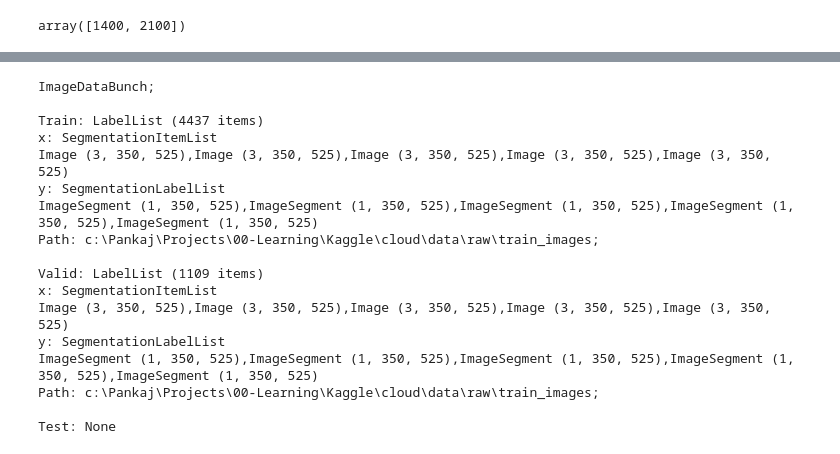
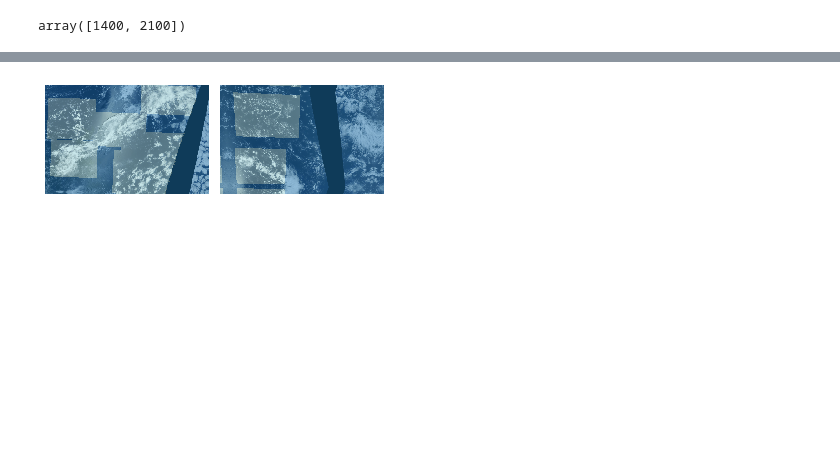
Before and after one commit to Arcane561/cloud, a Jupyter notebook: notebooks/01_Replicating_Fastai.ipynb, the cells around one changed output, grey strips where cells are left out. Drawn from its saved outputs; the diff is of its cells as text; code cells hidden in the pictures; blank space fills up the shorter version.

```diff
--- a/notebooks/01_Replicating_Fastai.ipynb
+++ b/notebooks/01_Replicating_Fastai.ipynb
@@ -56,6 +64,6 @@ mask.show(figsize=(5,5), alpha=1)
 # %% [markdown]
 ### Reading Labels
 # %%
-codes = ["background", "Fish", "Flower", "Gravel", "Sugar"]
+codes = np.array(["Void", "Fish", "Flower", "Gravel", "Sugar"])
 codes
 # %% [output]
@@ -79,5 +91,6 @@ src_size
 array([1400, 2100])
 # %%
 size = src_size // 4
+bs =2
 size
 # %% [output]
@@ -84,0 +118,5 @@ array([350, 525], dtype=int32)
+# %%
+src = (SegmentationItemList.from_folder(path_train_img)
+       .split_by_rand_pct()
+       .label_from_func(get_y_fn, classes=codes))
+src
@@ -85,15 +141,7 @@ array([350, 525], dtype=int32)
 # %%
-# Did not work because of transformations
-data = (
-    SegmentationItemList.from_folder(path_train_img)
-    .split_by_rand_pct()
-    .label_from_func(get_y_fn, classes=codes)
-    .add_test_folder(path_test_img)
-    .transform(get_transforms(), size=size, tfm_y=False)
-    .databunch(bs=bs)
-    .normalize(imagenet_stats)
-)
-
+data = (src.transform(get_transforms(), size=size, tfm_y=True)
+        .databunch(bs=bs)
+        .normalize(imagenet_stats))
 data
 # %% [output]
 ImageDataBunch;
@@ -146,30 +164,4 @@ Path: c:\Pankaj\Projects\00-Learning\Kaggle\cloud\data\raw\train_images
-# %%
-# Did not work because of transformations
-data = (
-    SegmentationItemList.from_folder(path_train_img)
-    .split_by_rand_pct()
-    .label_from_func(get_y_fn, classes=codes)
-    .transform(get_transforms(), size=size, tfm_y=True)
-    .databunch(bs=bs)
-    .normalize(imagenet_stats)
-)
-
-data
-# %% [output]
-ImageDataBunch;
-
-Train: LabelList (4437 items)
-x: SegmentationItemList
-Image (3, 350, 525),Image (3, 350, 525),Image (3, 350, 525),Image (3, 350, 525),Image (3, 350, 525)
-y: SegmentationLabelList
-ImageSegment (1, 350, 525),ImageSegment (1, 350, 525),ImageSegment (1, 350, 525),ImageSegment (1, 350, 525),ImageSegment (1, 350, 525)
-Path: c:\Pankaj\Projects\00-Learning\Kaggle\cloud\data\raw\train_images;
-
-Valid: LabelList (1109 items)
-x: SegmentationItemList
-Image (3, 350, 525),Image (3, 350, 525),Image (3, 350, 525),Image (3, 350, 525),Image (3, 350, 525)
-y: SegmentationLabelList
-ImageSegment (1, 350, 525),ImageSegment (1, 350, 525),ImageSegment (1, 350, 525),ImageSegment (1, 350, 525),ImageSegment (1, 350, 525)
-Path: c:\Pankaj\Projects\00-Learning\Kaggle\cloud\data\raw\train_images;
-
-Test: None
+# %%
+data.show_batch(2, figsize=(5,5))
+# %% [output]
+[figure, added]
```
Also changed, not shown: parts of 32 cells of this notebook.
